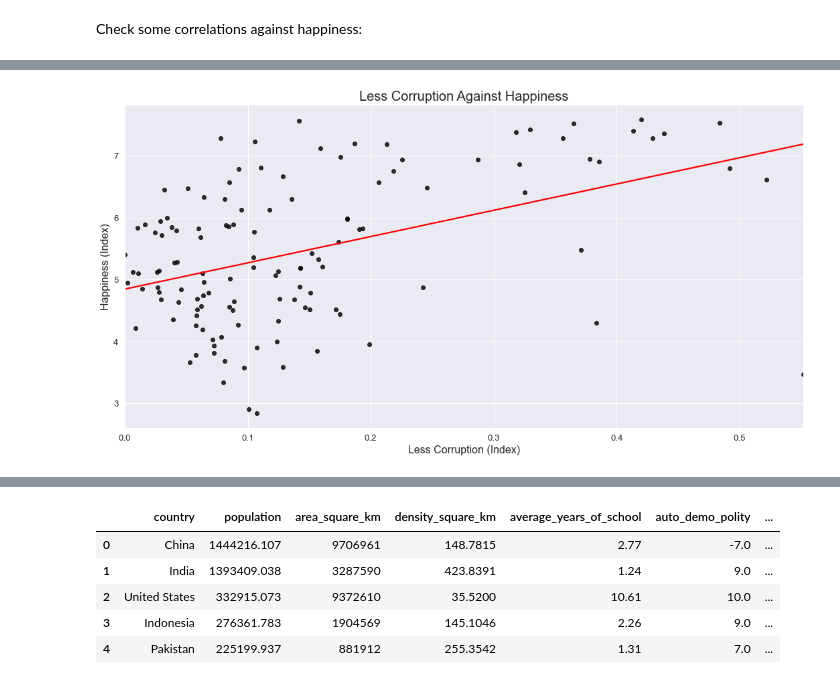
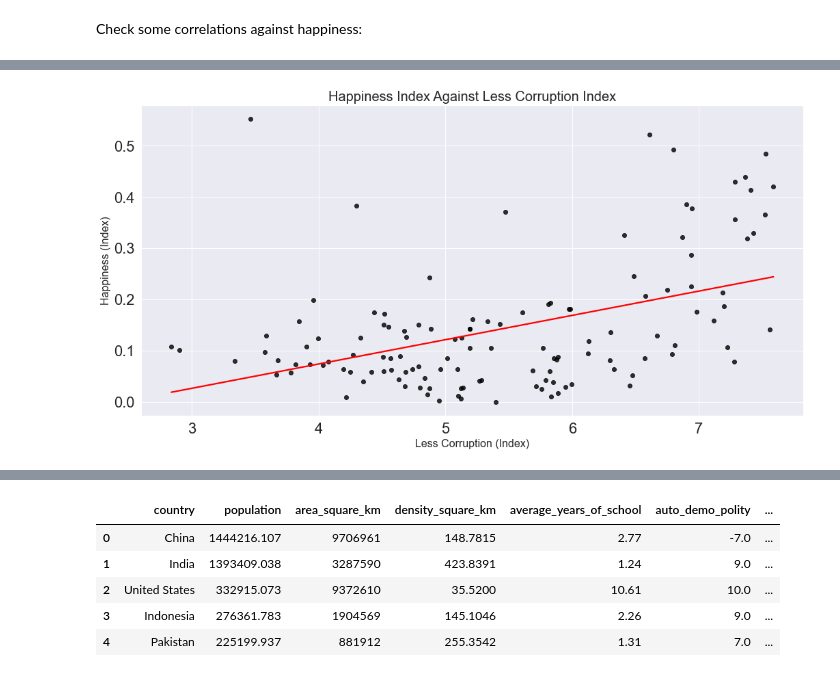
Before and after one commit to iraseidman/On-The-Corruption-Of-Power, a Jupyter notebook: 02_eda.ipynb, the cells around one changed output, grey strips where cells are left out. Saved outputs shown, nothing was run; the diff lists cells and outputs as text; code cells hidden in the pictures.

```diff
--- a/02_eda.ipynb
+++ b/02_eda.ipynb
@@ -275,16 +303,16 @@ plt.tight_layout();
 # %%
 # Check corruption against happiness
 plt.figure(figsize = (15, 8))
-sns.regplot(data = gov, x = 'less_corruption_index', y = 'happiness_index', scatter_kws = {'color': 'black'},
+sns.regplot(data = gov, x = 'happiness_index', y = 'less_corruption_index', scatter_kws = {'color': 'black'},
             line_kws = {'color': 'red'}, ci = None)
 
-plt.title('Less Corruption Against Happiness', size = 20)
+plt.title('Happiness Index Against Less Corruption Index', size = 20)
 plt.xlabel('Less Corruption (Index)', size = 16)
 plt.ylabel('Happiness (Index)', size = 16)
 
 plt.tight_layout();
 # %% [output]
-[figure, old version]
+[figure, new version]
 # %%
 gov.sort_values(by = 'auto_demo_polity', ascending = True).head(10)
 # %% [output]
```
Also changed, not shown: parts of 23 cells of this notebook, 4 other files.
